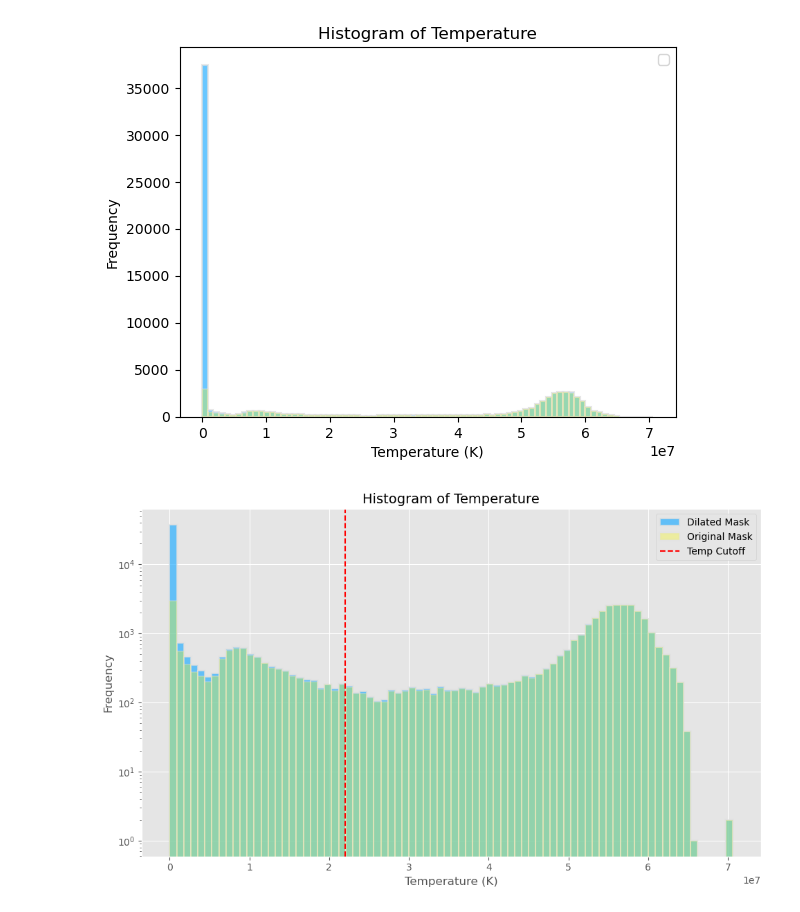
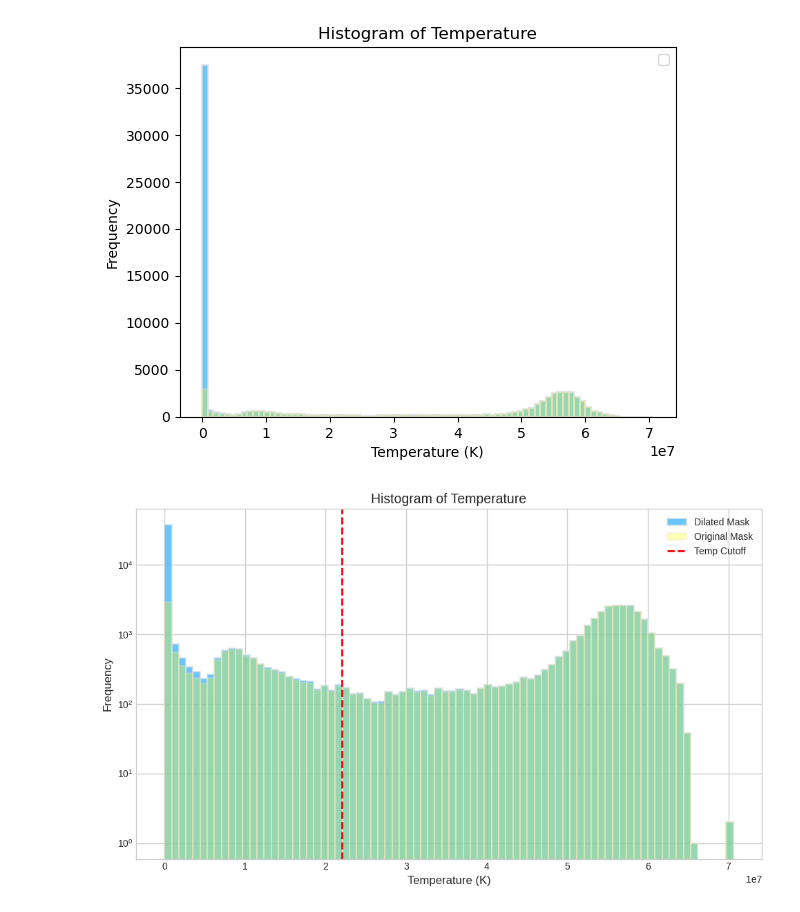
Before and after one commit to Joycelyn-Chen/Astro-UNETR, a Jupyter notebook: graphs/hist-of-temp.ipynb, the cells around one changed output. Saved outputs shown, nothing was run; the diff lists cells and outputs as text; code cells hidden in the pictures.

Commit message:
played around with plot style

```diff
--- a/graphs/hist-of-temp.ipynb
+++ b/graphs/hist-of-temp.ipynb
@@ -137,31 +137,31 @@ No artists with labels found to put in legend.  Note that artists whose label st
 [figure]
 # %%
 # Use a clean style for the plot
-plt.style.use('ggplot')
+plt.style.use('seaborn-v0_8-whitegrid')     # plt.style.available to check all available style
 
 # Create the figure and axis
 fig, ax = plt.subplots(figsize=(10, 6))
 
 # Plot the histogram for the dilated mask temperature values
 ax.hist(temp_values, bins=80, color='#2ab0ff', edgecolor='#e0e0e0', linewidth=1.5, alpha=0.7, label='Dilated Mask')
 
 # Plot the histogram for the original mask temperature values
 ax.hist(temp_values_original, bins=80, color='#ffff00', edgecolor='#e0e0e0', linewidth=1.5, alpha=0.3, label='Original Mask')
 
 # Mark a sharp cutoff at 1e4 K (optional, uncomment if needed)
 ax.axvline(x=temp_values.mean(), color='r', linestyle='--', label='Temp Cutoff')       # 2e7
 
 # Set axis labels and title
 ax.set_xlabel("Temperature (K)", fontsize=12)
 ax.set_ylabel("Frequency", fontsize=12)
 ax.set_title("Histogram of Temperature", fontsize=14)
 
 # Add a legend
 ax.legend(fontsize=10)
 
 # Adjust layout for better spacing and show the plot
 plt.tight_layout()
 plt.yscale('log')
 plt.show()
 # %% [output]
-[figure, old version]
+[figure, new version]
```
